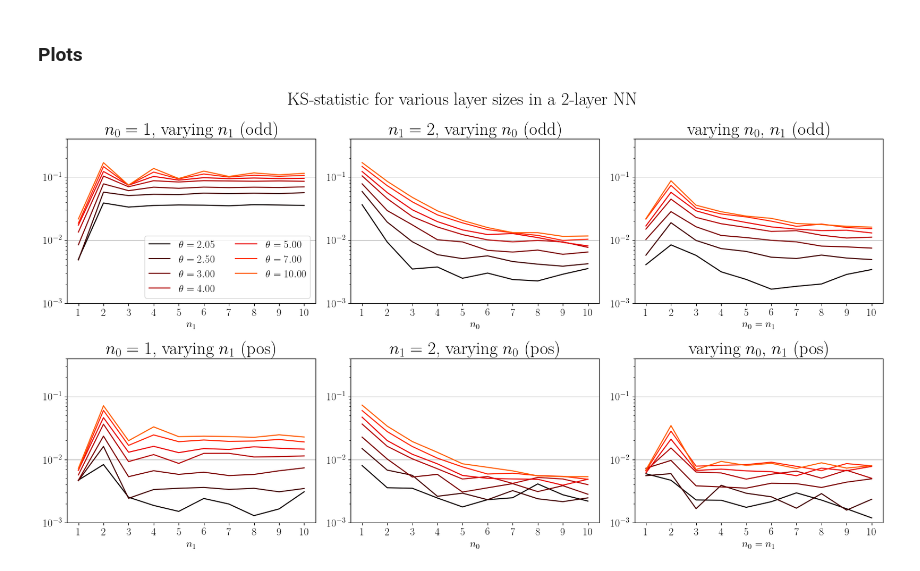
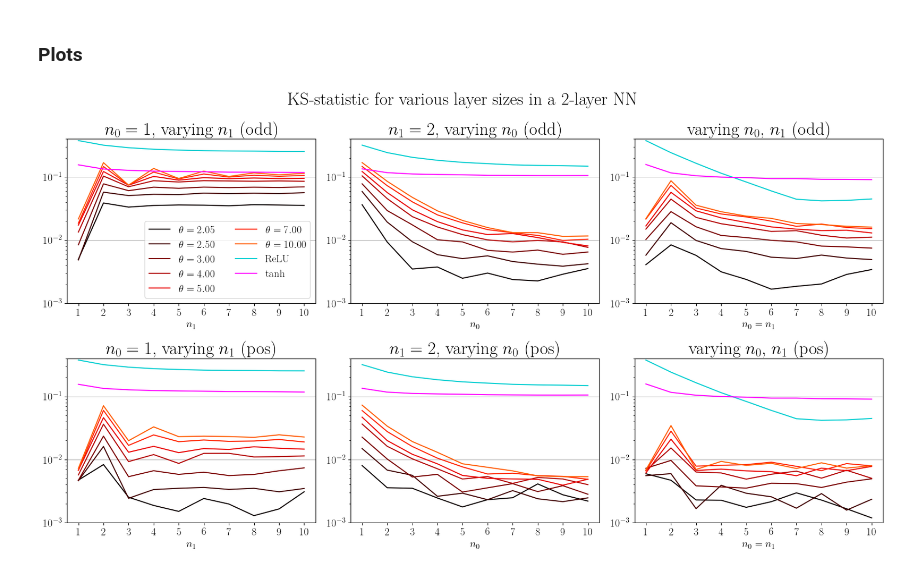
Before and after one commit to p-wol/gaussian-preact, a Jupyter notebook: Example03_Gaussianity.ipynb, the cells around one changed output. Drawn from its saved outputs; the diff is of its cells as text; code cells hidden in the pictures.

```diff
--- a/Example03_Gaussianity.ipynb
+++ b/Example03_Gaussianity.ipynb
@@ -42,11 +42,19 @@ for theta in lst_theta:
 
     dct = torch.load(path_objects + 'ActFunctionPos_theta-{:.2f}.pkl'.format(theta))
     dct_activations[('pos', theta)] = dct['activation']
+dct_activations["relu"] = torch.relu
+dct_activations["tanh"] = torch.tanh
 
-# Create Weibull initialization distributions
+# Create initialization distributions
 dct_samplers = {}
 for theta in lst_theta:
     dct_samplers[theta] = build_sampler_weibull(theta)
+dct_samplers["relu"] = sampler_normal
+dct_samplers["tanh"] = sampler_normal
+
+# Create sigma_w
+dct_sigma_w = {"relu": 1.4142135623730951, "tanh": 1.2083045973594573}
+dct_sigma_b = {"relu": 0., "tanh": 0.11401754250991379}
 # %%
 matplotlib.rcParams['figure.figsize'] = [10, 6.7]
 
@@ -116,21 +125,24 @@ TODO: documentation
 # %% [markdown]
 ### Computation
 # %%
-def propagate(x, out_dim, sampler, sigma_w = 1.):
+def propagate(x, out_dim, sampler, sigma_w = 1., sigma_b = 0.):
     w = sampler([x.size(0), out_dim, x.size(1)], device = x.device, dtype = x.dtype)
     w.mul_(sigma_w)
     ret = torch.bmm(w, x.unsqueeze(2)).squeeze() / np.sqrt(x.size(1))
     if ret.dim() == 1:
         ret = ret.unsqueeze(1)
+    if sigma_b != 0.:
+        ret += sigma_b * sampler([x.size(0), out_dim], device = x.device, dtype = x.dtype)
+
     return ret
 
-def full_propagation(x, lst_nl, sampler, activation, sigma_w = 1.):
+def full_propagation(x, lst_nl, sampler, activation, sigma_w = 1., sigma_b = 0.):
     for i, nl in enumerate(lst_nl):
         if i == 0:
             sampler_ = sampler_normal
         else:
             sampler_ = sampler
-        z = propagate(x, nl, sampler_, sigma_w)
+        z = propagate(x, nl, sampler_, sigma_w, sigma_b)
         x = activation(z)
 
     return z[:,0]
@@ -166,8 +189,28 @@ for idx_ks in range(3):
     lst_ks.append(dct_ks)
+# %%
+"""
+for idx_ks in range(3):
+    dct_ks = lst_ks[idx_ks]
+    for act_function in ["relu", "tanh"]:
+        dct_ks[act_function] = []
+        for n in lst_nb_neur:
+            lst_nl = build_lst_nl(idx_ks, n)
+
+            x_in = torch.ones(1, in_dim).expand(n_samples, in_dim)
+            z = full_propagation(x_in, lst_nl, dct_samplers[act_function], dct_activations[act_function],
+                                sigma_w = dct_sigma_w[act_function], sigma_b = dct_sigma_b[act_function])
+            dct_ks[act_function].append(stats.kstest(z, stats.norm.cdf)[0])
+"""
 # %%
 torch.save(lst_ks, 'Data_Init_KS_2layerNN_stat.pkl')
 # %% [markdown]
 ### Plots
+# %%
+sigma_w = 1.
+n_samples = 200000
+
+lst_nb_neur = list(range(1, 11))
+in_dim = 1
 # %%
 lst_ks = torch.load('Data_Init_KS_2layerNN_stat.pkl')
 # %%
@@ -200,31 +243,37 @@ def build_label_x(idx_ks):
         return '$n_0 = n_1$'
     else:
         raise IndexError(f'Index "idx_ks" should be in [0, 2], got {idx_ks}.')
 
 for idx_ks, dct_ks in enumerate(lst_ks):
     for idx, act_type in enumerate(['odd', 'pos']):
         for theta in lst_theta:
             axis[idx, idx_ks].plot(list(range(1, 11)), dct_ks[act_type, theta], label = r'$\theta = {:.2f}$'.format(theta),
                     c = build_color({'act_function': 'weibull', 'act_theta': theta}))
 
         axis[idx, idx_ks].set_title(build_title_ks(idx_ks, act_type), fontsize = titlesize)
 
         axis[idx, idx_ks].set_yscale('log')
         axis[idx, idx_ks].set_ylim(y_min, y_max)
 
         axis[idx, idx_ks].set_xlabel(build_label_x(idx_ks))
         axis[idx, idx_ks].set_xticks(lst_nb_neur)
 
+        for act_function in ["relu", "tanh"]:
+            axis[idx, idx_ks].plot(list(range(1, 11)), dct_ks[act_function],
+                                   label = build_label({"act_function": act_function, "act_theta": 0.}),
+                                   c = build_color({'act_function': act_function, 'act_theta': 0.}))
+
 for i in range(2):
     for j in range(3):
         axis[i, j].grid(axis = 'y')
 
 axis[0,0].legend(ncol = 2)
 
 # Global title
 plt.suptitle('KS-statistic for various layer sizes in a 2-layer NN', fontsize = titlesize)
 
 plt.tight_layout()
 plt.savefig('Plot_Init_KS_2layerNN.pdf')
+plt.show()
 # %% [output]
-[figure, old version]
+[figure, new version]
```
Also changed, not shown: parts of 5 cells of this notebook, 1 other file.
